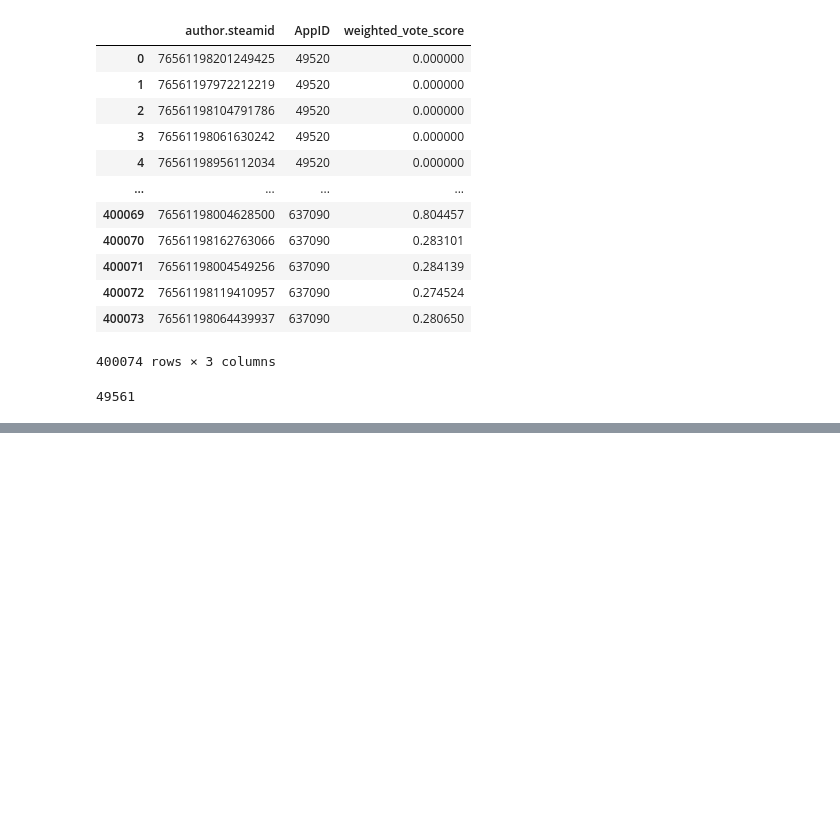
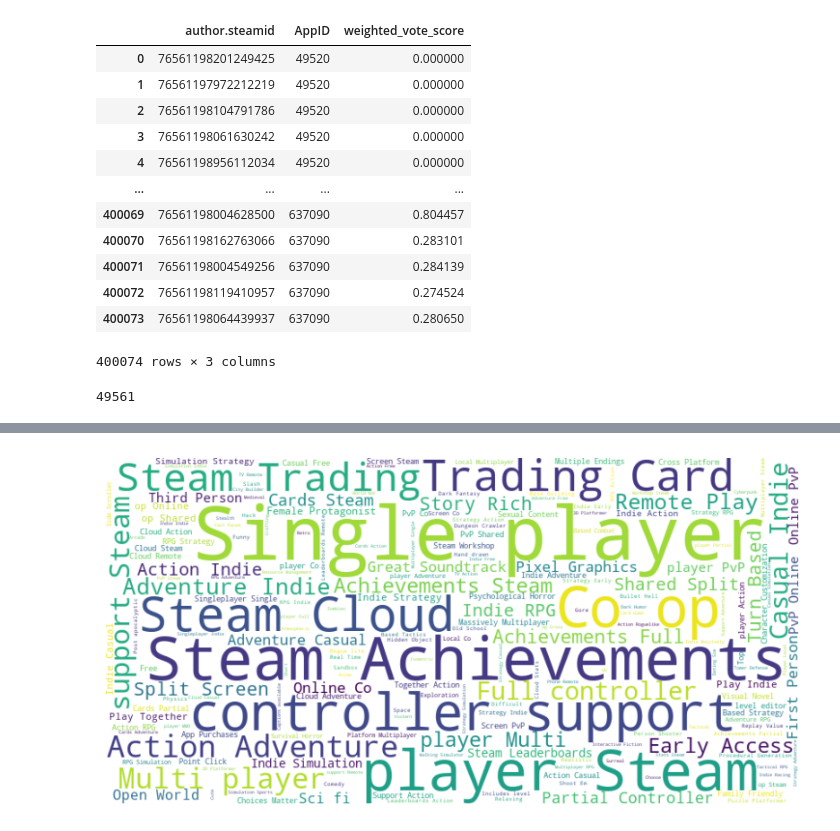
Before and after one commit to GabeAvinaz/Proj_2_Video_Game_Reccomendation_in_R, a Jupyter notebook: Proj_2_Video_Game_Recomendation.ipynb, the cells around one changed output, grey strips where cells are left out. Saved outputs shown, nothing was run; the diff lists cells and outputs as text; code cells hidden in the pictures; blank space fills up the shorter version.

```diff
--- a/Proj_2_Video_Game_Recomendation.ipynb
+++ b/Proj_2_Video_Game_Recomendation.ipynb
@@ -563,0 +557,37 @@ recommendations
+# %%
+from wordcloud import WordCloud
+
+# Assuming 'games_df' is your DataFrame and 'features' is the combined features column
+
+# Combine all the features into a single string
+combined_features = ' '.join(games_df['combined_features'].values)
+
+# Create the WordCloud object
+wordcloud = WordCloud(width=800, height=400, background_color='white').generate(games_df['combined_features'].values)
+
+# Plot the word cloud
+plt.figure(figsize=(10, 6))
+plt.imshow(wordcloud, interpolation='bilinear')
+plt.axis('off')
+plt.title('Combined Features Word Cloud')
+plt.show()
+# %%
+from wordcloud import WordCloud
+import itertools
+
+# Flatten the lists of strings into a single list
+combined_features = list(itertools.chain.from_iterable(games_df['combined_features'].dropna()))
+
+# Combine all the strings into a single string
+combined_features_string = ' '.join(combined_features)
+
+# Create the WordCloud object
+wordcloud = WordCloud(width=800, height=400, background_color='white').generate(combined_features_string)
+
+# Plot the word cloud
+plt.figure(figsize=(10, 10))
+plt.imshow(wordcloud, interpolation='bilinear')
+plt.axis('off')
+plt.show()
+# %% [output]
+[figure, added]
```
Also changed, not shown: parts of 12 cells of this notebook, 1 other file.
